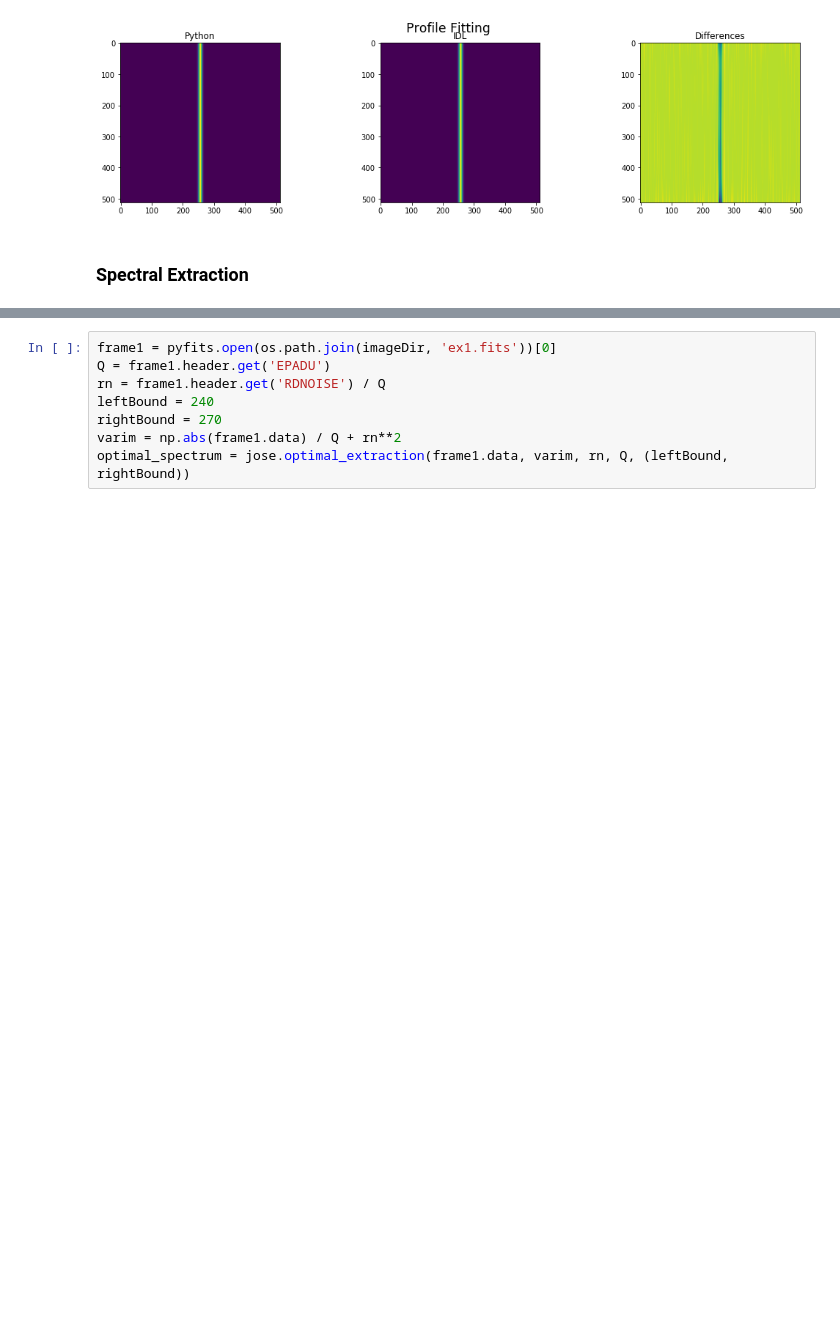
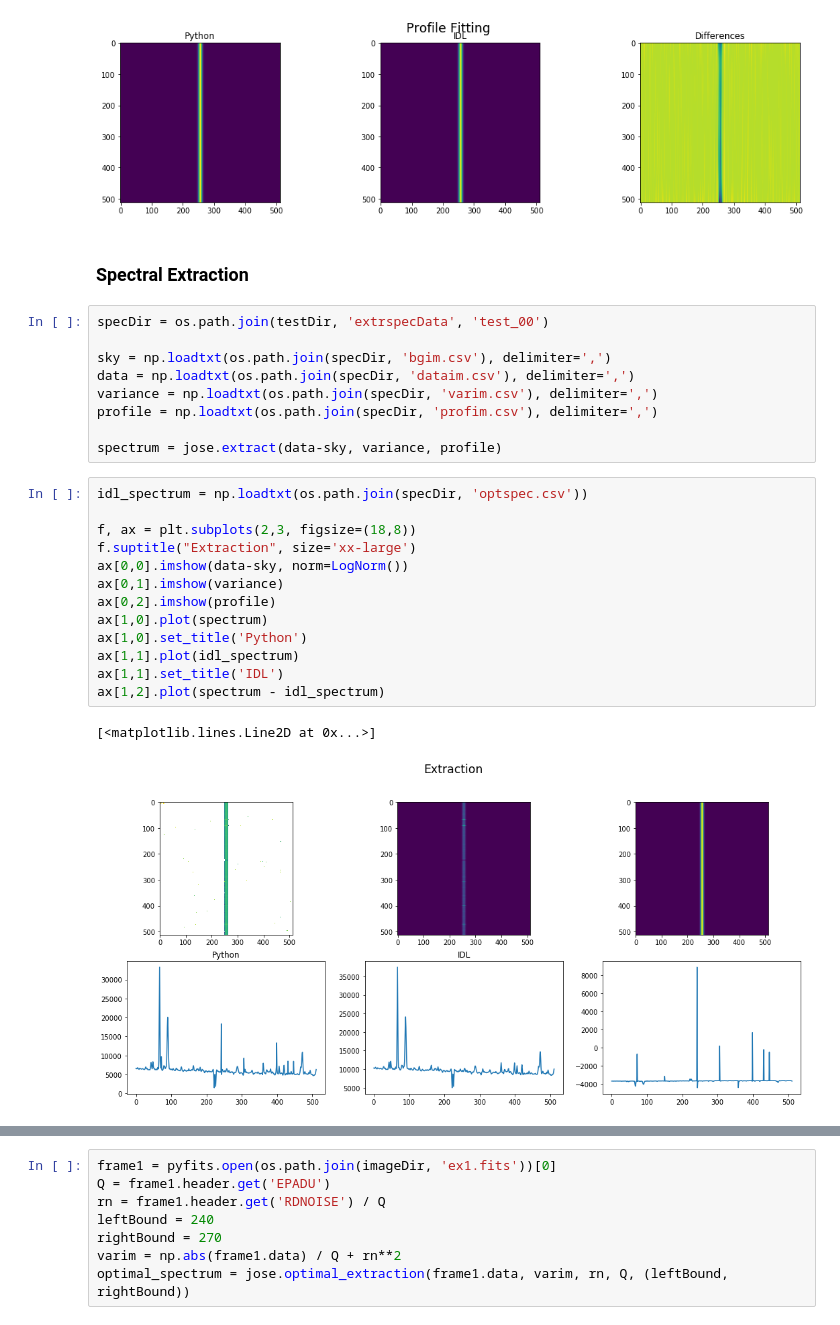
Before and after one commit to exosports/JOSE, a Jupyter notebook: Conversion Report.ipynb, the cells around one changed output, grey strips where cells are left out. Saved outputs shown, nothing was run; the diff lists cells and outputs as text; blank space fills up the shorter version.

```diff
--- a/Conversion Report.ipynb
+++ b/Conversion Report.ipynb
@@ -100,3 +100,28 @@ Max Difference: 0.00238269017944
 [figure]
 # %% [markdown]
 ### Spectral Extraction
+# %%
+specDir = os.path.join(testDir, 'extrspecData', 'test_00')
+
+sky = np.loadtxt(os.path.join(specDir, 'bgim.csv'), delimiter=',')
+data = np.loadtxt(os.path.join(specDir, 'dataim.csv'), delimiter=',')
+variance = np.loadtxt(os.path.join(specDir, 'varim.csv'), delimiter=',')
+profile = np.loadtxt(os.path.join(specDir, 'profim.csv'), delimiter=',')
+
+spectrum = jose.extract(data-sky, variance, profile)
+# %%
+idl_spectrum = np.loadtxt(os.path.join(specDir, 'optspec.csv'))
+
+f, ax = plt.subplots(2,3, figsize=(18,8))
+f.suptitle("Extraction", size='xx-large')
+ax[0,0].imshow(data-sky, norm=LogNorm())
+ax[0,1].imshow(variance)
+ax[0,2].imshow(profile)
+ax[1,0].plot(spectrum)
+ax[1,0].set_title('Python')
+ax[1,1].plot(idl_spectrum)
+ax[1,1].set_title('IDL')
+ax[1,2].plot(spectrum - idl_spectrum)
+# %% [output]
+[<matplotlib.lines.Line2D at 0x...>]
+[figure, added]
```
Also changed, not shown: parts of 2 cells of this notebook, 2 other files.
